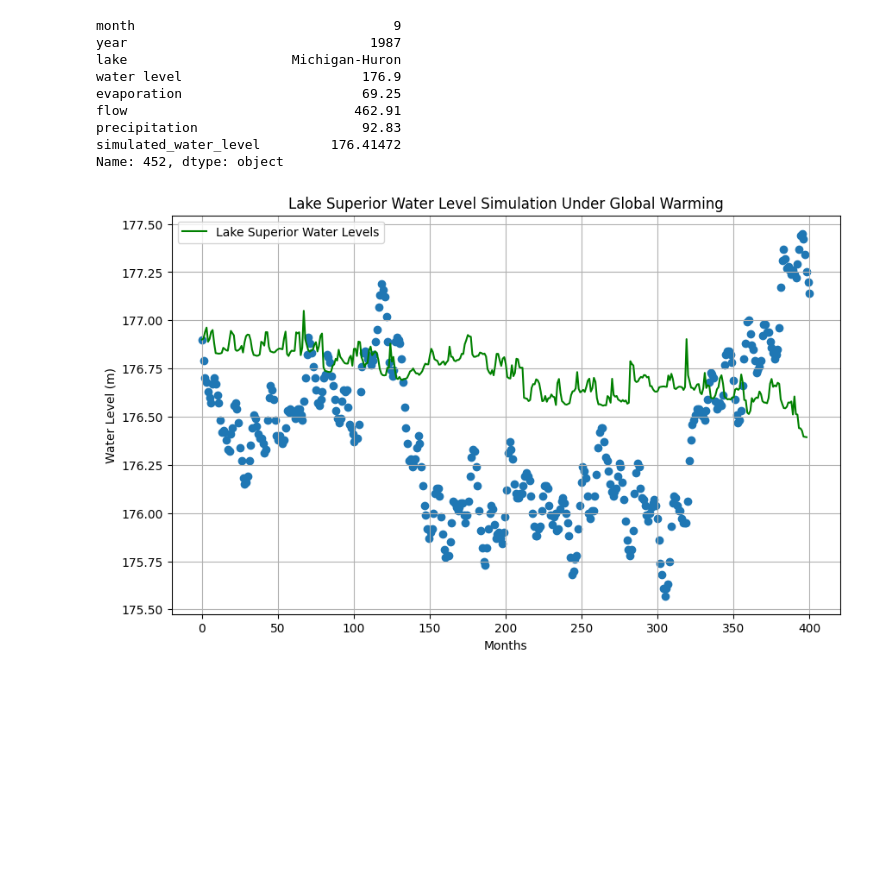
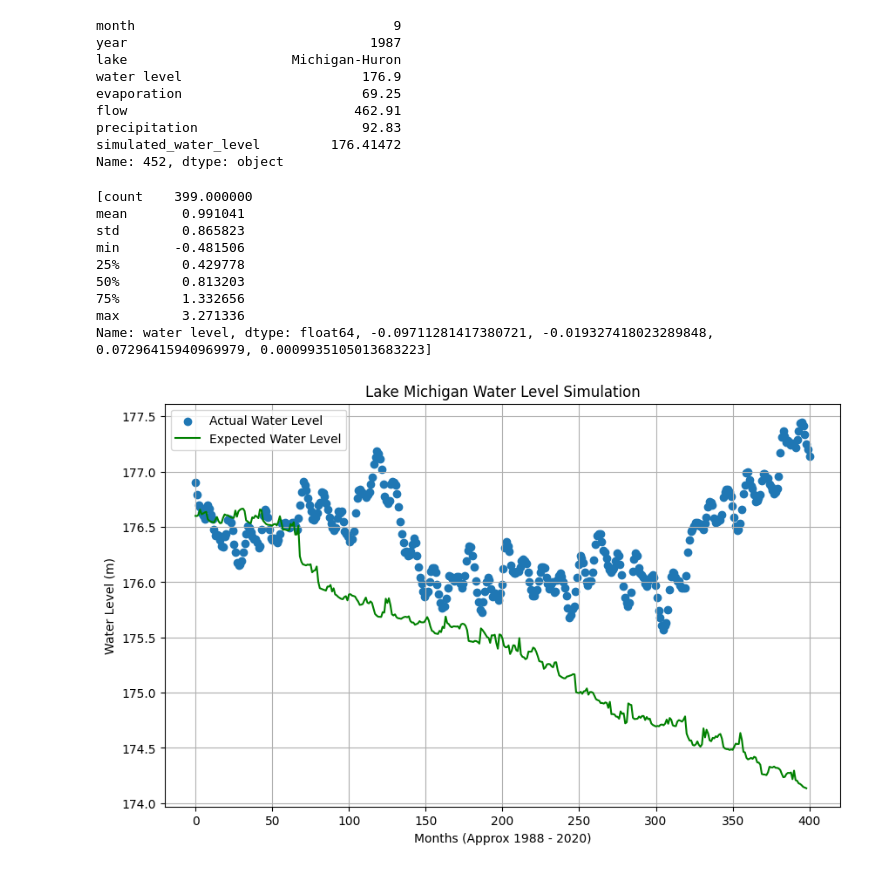
Before and after one commit to EmilioD19/Math-42-Final-Project, a Jupyter notebook: Final Project-Math42 (2).ipynb, the cells around one changed output. Saved outputs shown, nothing was run; the diff lists cells and outputs as text; code cells hidden in the pictures; blank space fills up the shorter version.

```diff
--- a/Final Project-Math42 (2).ipynb
+++ b/Final Project-Math42 (2).ipynb
@@ -715,46 +743,56 @@ precipitation                     92.83
 simulated_water_level         176.41472
 Name: 452, dtype: object
 # %%
-import matplotlib.pyplot as plt
-import numpy as np
-
 # Parameters
 n = 399  # Number of steps
-initial_water_level = 176.9  # Initial water level for Lake Superior
+initial_water_level = 176.6  # Initial water level for Lake Superior
 
 # Initialize water levels
 w = [initial_water_level]
 
 # Consider Factors
 p = (michigan['precipitation'].iloc[-400:].reset_index(drop = True) / 1000).diff().dropna().reset_index(drop = True)
+e = (michigan['evaporation'].iloc[-400:].reset_index(drop = True) / 1000).diff().dropna().reset_index(drop = True)
 inflow = (michigan['flow'].iloc[-400:].reset_index(drop = True) / 1000).diff().dropna().reset_index(drop = True)
-e = (michigan['evaporation'].iloc[-400:].reset_index(drop = True) / 1000).diff().dropna().reset_index(drop = True)
-r = 0.025
-
+r = 0.0272
 
 # Stochastic RV for Runoff
-alpha = np.random.uniform(-0.000019,0)
-beta = np.random.uniform(0,0.00073)
-gamma = np.random.uniform(-0.000366, 0)
-tau = np.random.uniform(0, 0.001)
-
+alpha = np.random.normal(-0.040699, 0.040661)
+beta = np.random.normal(-0.021924,0.02207)
+gamma = np.random.normal(-0.691, 0.68404)
+tau = np.random.uniform(0,0.001)
 # Simulate water levels
 for i in range(1, n):
     # Calculate the new water level
     gamma = np.random.uniform(0, 0.1)
     new_level = w[i-1] + alpha * p[i-1] - beta * e[i-1] + gamma * inflow[i-1] - tau * r * w[i-1]
 
     w.append(max(new_level, 0))  # Prevent negative water levels
 
+
+# Model Accuracy
+actual = michigan['water level'].iloc[-399:].reset_index(drop = True)
+summary_stats = [(actual - w).describe(), alpha, beta, gamma, tau]
+print(summary_stats)
+
 # Plot the results
 plt.figure(figsize=(10, 6))
-plt.scatter(np.linspace(0, 400, 400), michigan.iloc[-400:, 3])
-plt.plot(range(n), w, label="Lake Superior Water Levels", color='green')
-plt.xlabel("Months")
+plt.scatter(np.linspace(0, 400, 400), michigan.iloc[-400:, 3], label = "Actual Water Level")
+plt.plot(range(n), w, label="Expected Water Level", color='green')
+plt.xlabel("Months (Approx 1988 - 2020)")
 plt.ylabel("Water Level (m)")
-plt.title("Lake Superior Water Level Simulation Under Global Warming")
+plt.title("Lake Michigan Water Level Simulation")
 plt.legend()
 plt.grid()
 plt.show()
 # %% [output]
+[count    399.000000
+mean       0.991041
+std        0.865823
+min       -0.481506
+25%        0.429778
+50%        0.813203
+75%        1.332656
+max        3.271336
+Name: water level, dtype: float64, -0.09711281417380721, -0.019327418023289848, 0.07296415940969979, 0.0009935105013683223]
-[figure, old version]
+[figure, new version]
```
Also changed, not shown: parts of 2 cells of this notebook, 4 other files.
